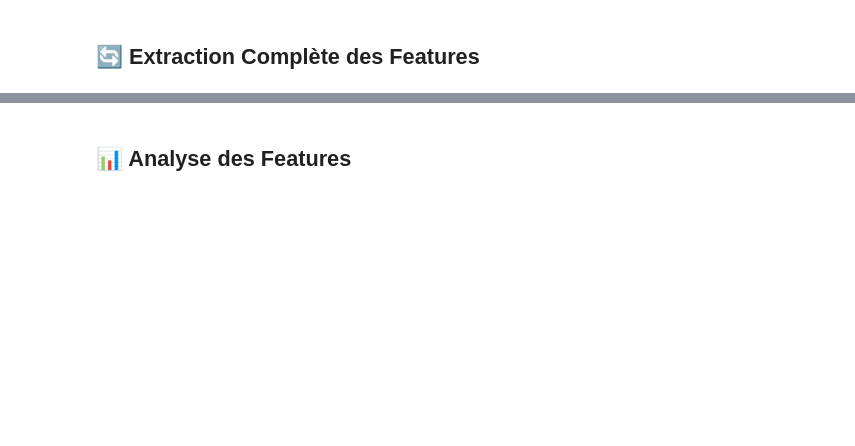
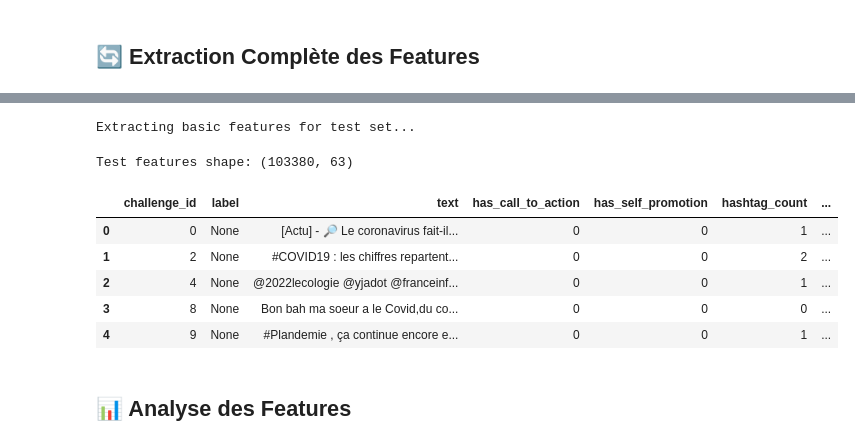
Before and after one commit to fajl88/influencer-or-observer, a Jupyter notebook: feature_engineering.ipynb, the cells around one changed output, grey strips where cells are left out. Drawn from its saved outputs; the diff is of its cells as text; code cells hidden in the pictures; blank space fills up the shorter version.

```diff
--- a/feature_engineering.ipynb
+++ b/feature_engineering.ipynb
@@ -412,12 +510,21 @@ train_df.head()
 # %%
 print("Extracting basic features for test set...")
 test_features = []
 for tweet in tqdm(test_data):
     test_features.append(extract_all_features(tweet))
 
-test_df = pd.DataFrame(test_features)
+test_df = pd.dataFrame(test_features)
 print(f"Test features shape: {test_df.shape}")
 test_df.head()
+# %% [output]
+Extracting basic features for test set...
+Test features shape: (103380, 63)
+|  | challenge_id | label | text | has_call_to_action | has_self_promotion | hashtag_count | ... |
+| 0 | 0 | None | [Actu] - 🔎 Le coronavirus fait-il... | 0 | 0 | 1 | ... |
+| 1 | 2 | None | #COVID19 : les chiffres repartent... | 0 | 0 | 2 | ... |
+| 2 | 4 | None | @2022lecologie @yjadot @franceinf... | 0 | 0 | 1 | ... |
+| 3 | 8 | None | Bon bah ma soeur a le Covid,du co... | 0 | 0 | 0 | ... |
+| 4 | 9 | None | #Plandemie , ça continue encore e... | 0 | 0 | 1 | ... |
 # %% [markdown]
 ## 📊 Analyse des Features
 # %%
```
Also changed, not shown: parts of 16 cells of this notebook, 6 other files.
